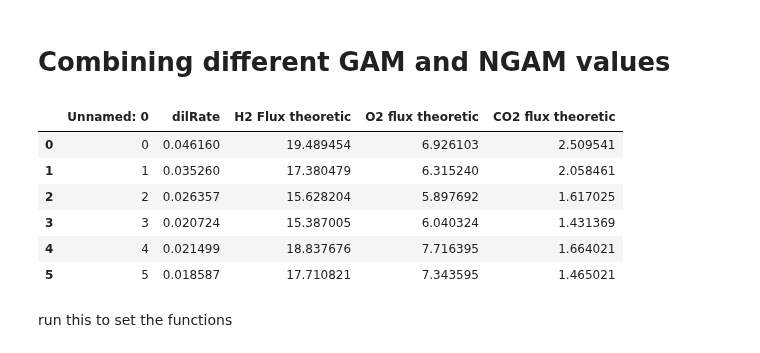
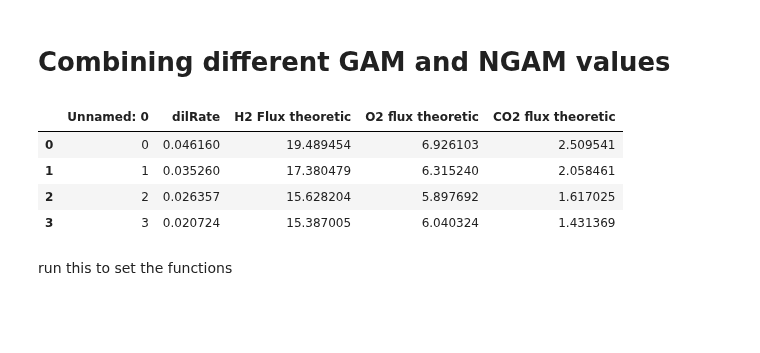
Before and after one commit to AzizBenA/iABA974_SoF1_GEM, a Jupyter notebook: Scripts/NGAM_GAM_manipulation.ipynb, the cells around one changed output. Cells and saved outputs as stored; diff of their text form; code cells hidden in the pictures; blank space fills up the shorter version.

```diff
--- a/Scripts/NGAM_GAM_manipulation.ipynb
+++ b/Scripts/NGAM_GAM_manipulation.ipynb
@@ -327,17 +326,15 @@ reaction.bounds = 9.27, 1000.0
 # %%
 #file_path ='C:\\Users\\adam-1y9pxi6q95ggpmx\\Documents\\PhD\\10-19 Research\\11 Data\\11.03 Fluxes values\\plot_data - Copy.xlsx'
 file_path ='../Data/240823_growth_data.xlsx'
 excel_data = pd.read_excel(file_path)
-#excel_data = excel_data.drop([4,5])
+excel_data = excel_data.drop([4,5])
 excel_data
 # %% [output]
 |  | Unnamed: 0 | dilRate | H2 Flux theoretic | O2 flux theoretic | CO2 flux theoretic |
 | 0 | 0 | 0.046160 | 19.489454 | 6.926103 | 2.509541 |
 | 1 | 1 | 0.035260 | 17.380479 | 6.315240 | 2.058461 |
 | 2 | 2 | 0.026357 | 15.628204 | 5.897692 | 1.617025 |
 | 3 | 3 | 0.020724 | 15.387005 | 6.040324 | 1.431369 |
-| 4 | 4 | 0.021499 | 18.837676 | 7.716395 | 1.664021 |
-| 5 | 5 | 0.018587 | 17.710821 | 7.343595 | 1.465021 |
 # %% [markdown]
 run this to set the functions
 # %%
```
Also changed, not shown: parts of 16 cells of this notebook, 6 other files.
